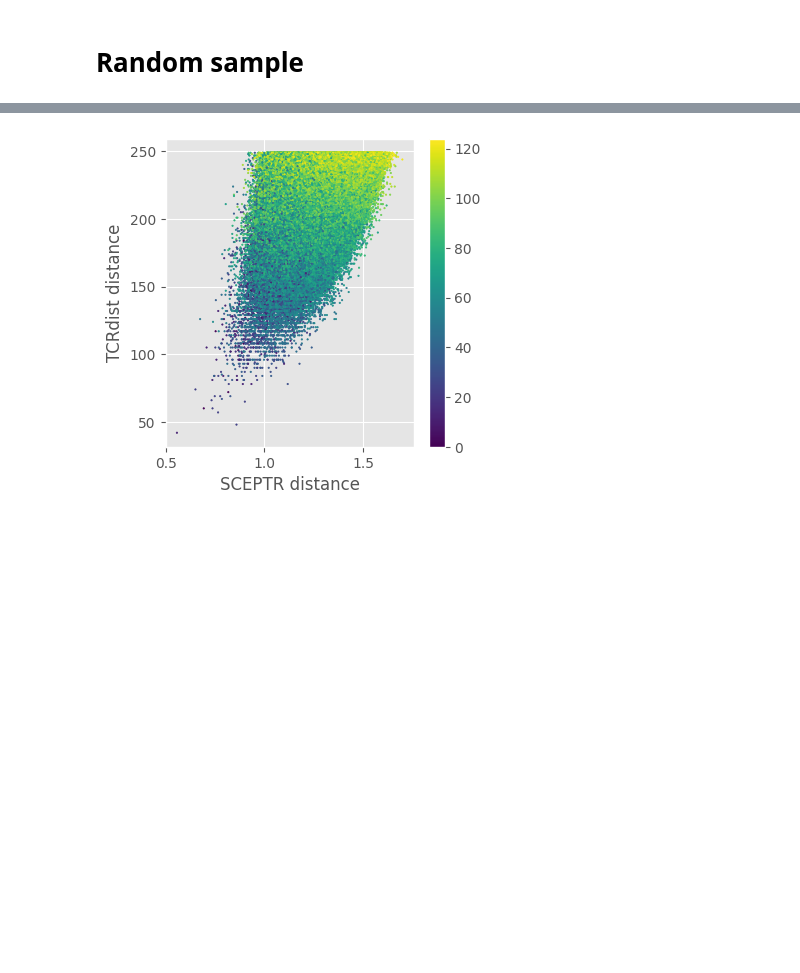
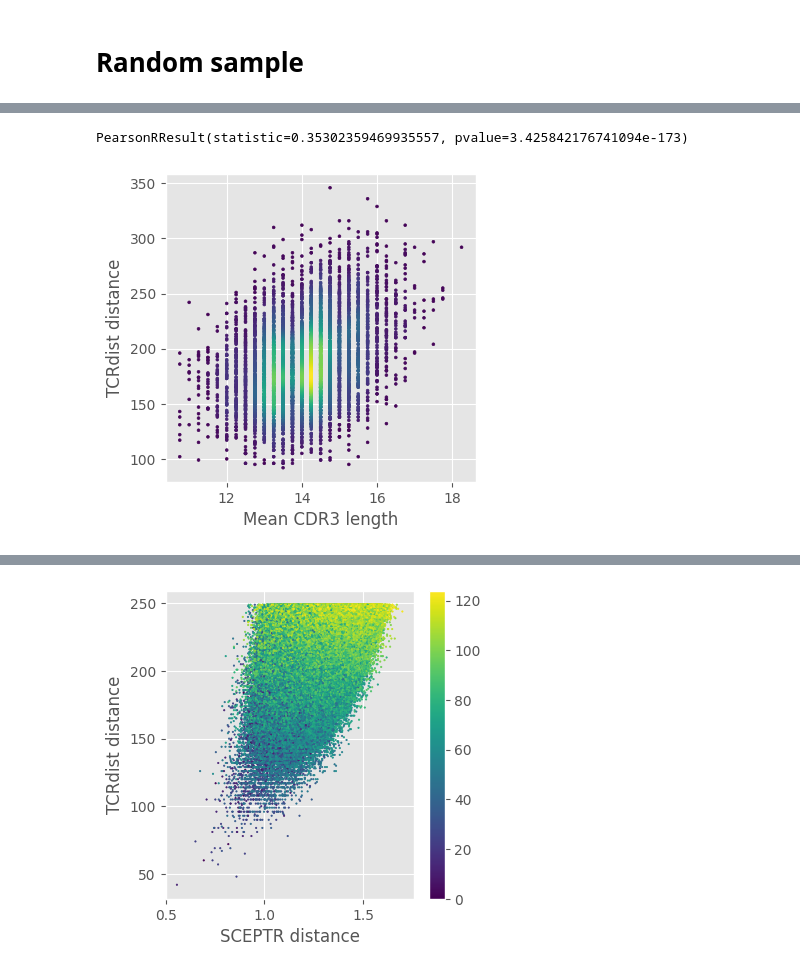
Before and after one commit to yutanagano/sceptr_publication_analyses, a Jupyter notebook: notebooks/sceptr_vs_tcrdist_distances_andreas.ipynb, the cells around one changed output, grey strips where cells are left out. Cells and saved outputs as stored; diff of their text form; code cells hidden in the pictures; blank space fills up the shorter version.

```diff
--- a/notebooks/sceptr_vs_tcrdist_distances_andreas.ipynb
+++ b/notebooks/sceptr_vs_tcrdist_distances_andreas.ipynb
@@ -162,3 +182,16 @@ plt.show()
+# %%
+epsilon = 0.02
+mean = 1.0
+mask = (sceptr_dists<mean+epsilon) & (sceptr_dists>mean-epsilon)
+plt.figure(figsize=(4,4))
+pp.density_scatter(mean_lengths[mask], tcrdist_dists[mask], s=4)
+print(scipy.stats.pearsonr(mean_lengths[mask], tcrdist_dists[mask]))
+plt.xlabel("Mean CDR3 length")
+plt.ylabel("TCRdist distance")
+plt.show()
+# %% [output]
+PearsonRResult(statistic=0.35302359469935557, pvalue=3.425842176741094e-173)
+[figure, added]
 # %%
 plt.figure(figsize=(4,4))
 plt.scatter(sceptr_dists[mask], tcrdist_dists[mask], s=1, c=tcrdist_beta_dists[mask])
```
Also changed, not shown: parts of 7 cells of this notebook.
